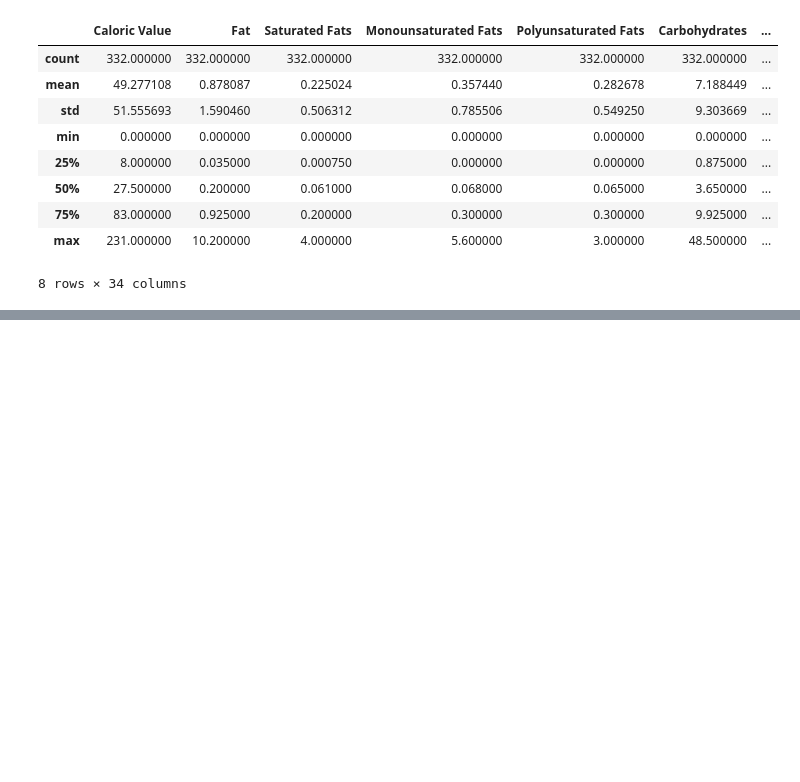
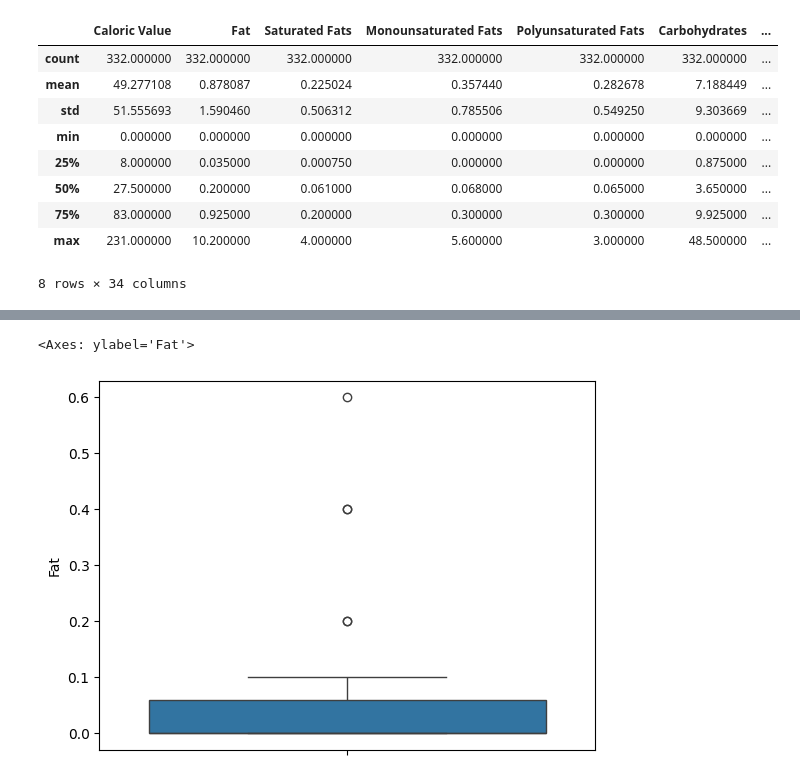
Before and after one commit to Robin-star-lab/Food_Analysis, a Jupyter notebook: FOOD_Analysis.ipynb, the cells around one changed output, grey strips where cells are left out. Saved outputs shown, nothing was run; the diff lists cells and outputs as text; code cells hidden in the pictures; blank space fills up the shorter version.

```diff
--- a/FOOD_Analysis.ipynb
+++ b/FOOD_Analysis.ipynb
@@ -449,0 +695,18 @@ for col in df_cleaned.columns:
+# %%
+
+
+# Function to remove outliers using IQR for all numeric columns
+def remove_outliers_iqr_all_columns(food_free):
+    for col in food_free.select_dtypes(include=['number']).columns:
+        Q1 = food_free[col].quantile(0.25)
+        Q3 = food_free[col].quantile(0.75)
+        IQR = Q3 - Q1
+        lower_bound = Q1 - 1.5 * IQR
+        upper_bound = Q3 + 1.5 * IQR
+        food_free = food_free[(food_free[col] >= lower_bound) & (food_free[col] <= upper_bound)]
+    return food_free
+
+# Remove outliers from all numeric columns
+df_no_outliers = remove_outliers_iqr_all_columns(food_free)
+
+print(df_no_outliers)
@@ -449,0 +752,5 @@ for col in df_cleaned.columns:
+# %%
+sns.boxplot(df_no_outliers['Fat'])
+# %% [output]
+<Axes: ylabel='Fat'>
+[figure, added]
```
Also changed, not shown: parts of 36 cells of this notebook, 3 other files.
